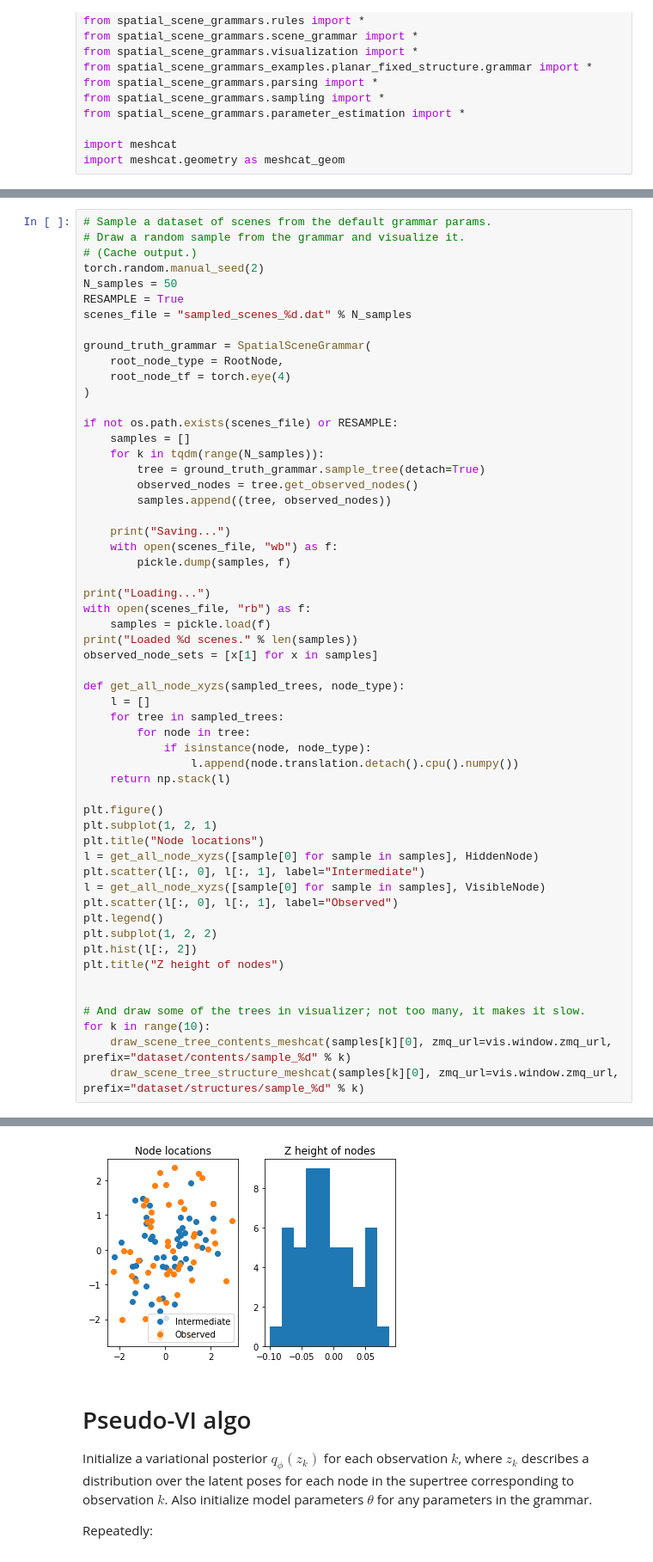
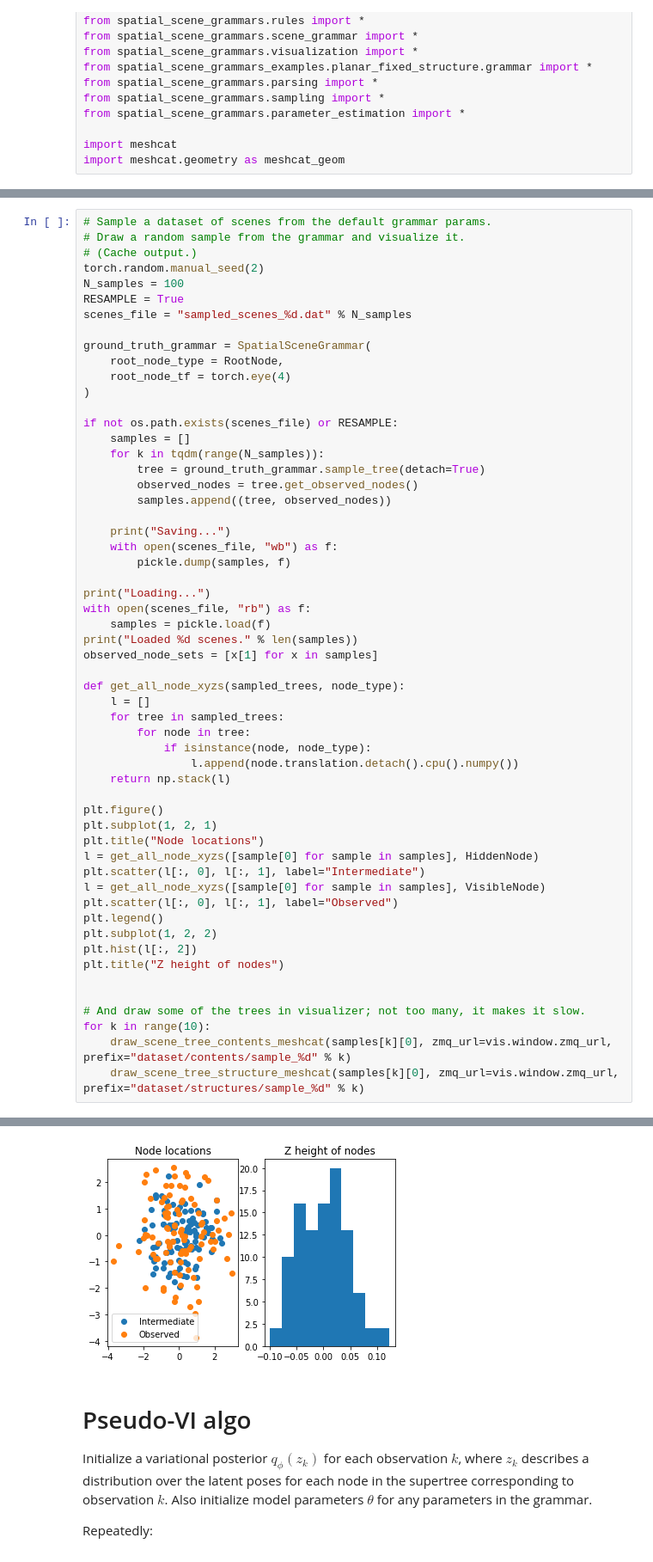
Before and after one commit to gizatt/spatial_scene_grammars, a Jupyter notebook: spatial_scene_grammars_examples/planar_fixed_structure/parameter_fitting_vi.ipynb, the cells around one changed output, grey strips where cells are left out. Shown at 86% size. Saved outputs shown, nothing was run; the diff lists cells and outputs as text.

Commit message:
Run with 100 examples of VI system, with better plots

```diff
--- a/spatial_scene_grammars_examples/planar_fixed_structure/parameter_fitting_vi.ipynb
+++ b/spatial_scene_grammars_examples/planar_fixed_structure/parameter_fitting_vi.ipynb
@@ -69,7 +69,7 @@ Meshcat url:  http://127.0.0.1:7016/static/
 # Draw a random sample from the grammar and visualize it.
 # (Cache output.)
 torch.random.manual_seed(2)
-N_samples = 50
+N_samples = 100
 RESAMPLE = True
 scenes_file = "sampled_scenes_%d.dat" % N_samples
 
@@ -128,4 +128,4 @@ Loaded 50 scenes.
-[figure, old version]
+[figure, new version]
 # %% [markdown]
 # Pseudo-VI algo
 
```
Also changed, not shown: parts of 4 cells of this notebook.
